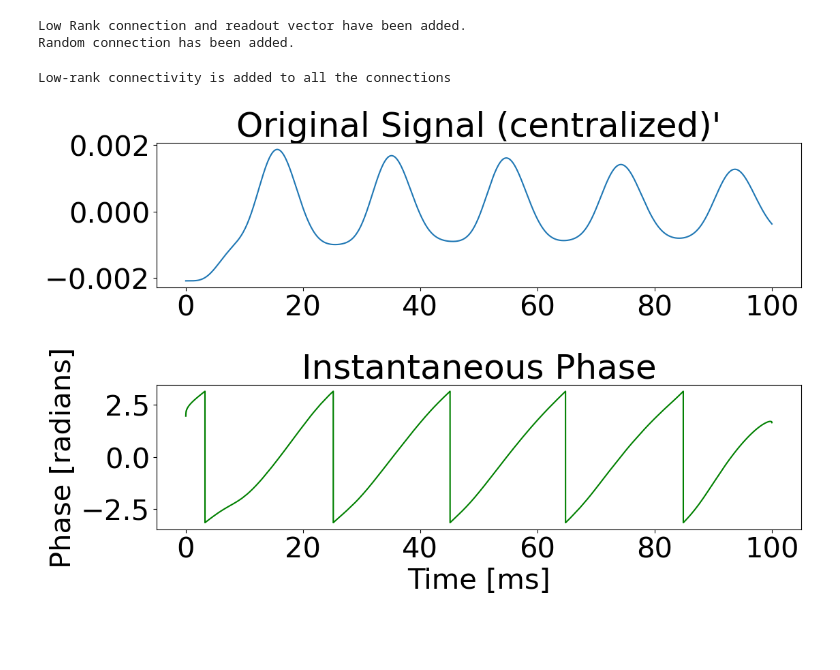
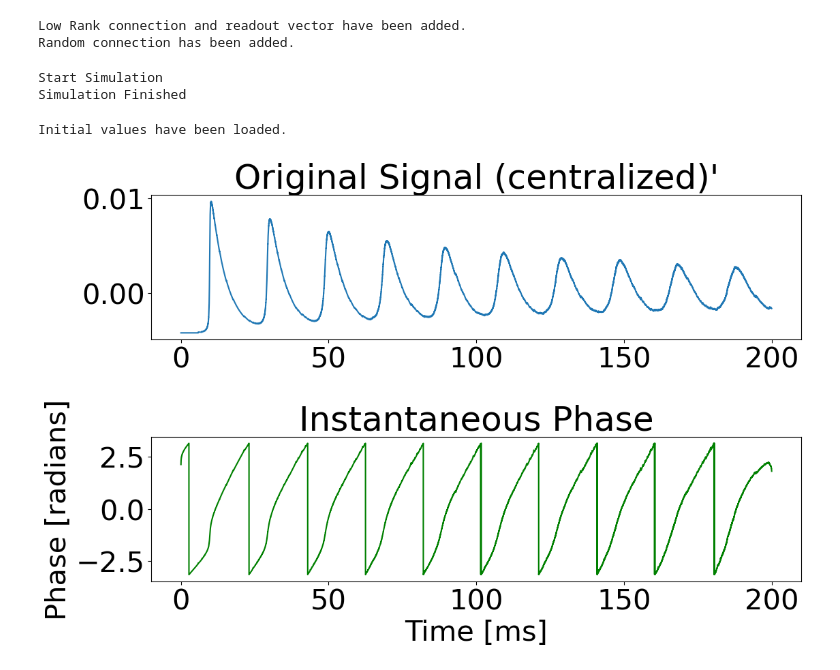
Before and after one commit to LiBinUtokyo/LowRank_ModifiedTheta_SNN, a Jupyter notebook: PYTHON/phase_sensitivity.ipynb, the cells around one changed output. Drawn from its saved outputs; the diff is of its cells as text; code cells hidden in the pictures; blank space fills up the shorter version.

```diff
--- a/PYTHON/phase_sensitivity.ipynb
+++ b/PYTHON/phase_sensitivity.ipynb
@@ -111,30 +111,55 @@ bias = bias.to(device)
 # Start Simulation
 # Out_go, V_go, g_go, I_syn_go, spk_step_go, spk_ind_go = LRSNN(dt,bias)
 # Out_nogo, V_nogo, g_nogo, I_syn_nogo, spk_step_nogo, spk_ind_nogo = LRSNN(dt,Input_nogo+bias)
-_, _, g_ref, _, _, _ = LRSNN(dt,bias)
+# _, _, g_ref, _, _, _ = LRSNN(dt,bias)
+Out_ref, V_ref, [g_ref,g_ref_EE,g_ref_EI,g_ref_IE,g_ref_II],[I_ref_syn,I_ref_syn_EE,I_ref_syn_EI,I_ref_syn_IE,I_ref_syn_II], spk_step_ref, spk_ind_ref, spk_ref, phase_ref = LRSNN(dt,bias)
 
-g_ref_EE = g_ref[1]
-g_ref_II = g_ref[-1]
-
-# do hilbert transform to get the phase of the conductance
-g_ref_EE = g_ref_EE.cpu().detach().numpy()
-g_ref_II = g_ref_II.cpu().detach().numpy()
+# g_ref_EE = g_ref[1]
+# g_ref_II = g_ref[-1]
 # %% [output]
-Low-rank connectivity is added to all the connections
+Start Simulation
+Simulation Finished
+# %%
+# load the values at T_pre
+# to see whether the results are the same
+step_init = int(T_pre/dt)
+g_init = g_ref[:,step_init].clone().detach()
+g_init_EE = g_ref_EE[:,step_init].clone().detach()
+g_init_EI = g_ref_EI[:,step_init].clone().detach()
+g_init_IE = g_ref_IE[:,step_init].clone().detach()
+g_init_II = g_ref_II[:,step_init].clone().detach()
+V_init = V_ref[:,step_init].clone().detach()
+phase_init = phase_ref[:,step_init].clone().detach()
+I_syn_init = I_ref_syn[:,step_init].clone().detach()
+I_syn_init_EE = I_ref_syn_EE[:,step_init].clone().detach()
+I_syn_init_EI = I_ref_syn_EI[:,step_init].clone().detach()
+I_syn_init_IE = I_ref_syn_IE[:,step_init].clone().detach()
+I_syn_init_II = I_ref_syn_II[:,step_init].clone().detach()
+spk_init = spk_ref[:,step_init]
+LRSNN.load_init(g_init, g_init_EE, g_init_EI, g_init_IE, g_init_II, V_init, phase_init, I_syn_init, I_syn_init_EE, I_syn_init_EI, I_syn_init_IE, I_syn_init_II, spk_init)
+
+# Out, V, [g,g_EE,g_EI,g_IE,g_II],[I_syn,I_syn_EE,I_syn_EI,I_syn_IE,I_syn_II], spk_step, spk_ind, spk, phase = LRSNN(dt,bias[:,int(T_pre/dt):])
+# %% [output]
+Initial values have been loaded.
 # %%
 
 # do hilbert transform to get the phase of the conductance
-signal = np.mean(g_ref_II, axis=0)[int(T_pre/dt):]
+# do hilbert transform to get the phase of the conductance
+g_ref_EE_np = g_ref_EE.clone().cpu().detach().numpy()
+g_ref_II_np = g_ref_II.clone().cpu().detach().numpy()
 
-# filter out the high frequency noise in the signal
-from scipy.signal import butter, lfilter
-def butter_lowpass_filter(data, cutoff, fs, order=5):
-    nyquist = 0.5 * fs
-    normal_cutoff = cutoff / nyquist
-    b, a = butter(order, normal_cutoff, btype='low', analog=False)
-    y = lfilter(b, a, data)
-    return y
-signal = butter_lowpass_filter(signal, 100, 1000/dt, order=5) # cutoff frequency higher than 100 Hz
+# signal = np.mean(g_ref_II_np, axis=0)[int(T_pre/dt):]
+signal = np.mean(g_ref_II_np, axis=0)
+
+# # filter out the high frequency noise in the signal
+# from scipy.signal import butter, lfilter
+# def butter_lowpass_filter(data, cutoff, fs, order=5):
+#     nyquist = 0.5 * fs
+#     normal_cutoff = cutoff / nyquist
+#     b, a = butter(order, normal_cutoff, btype='low', analog=False)
+#     y = lfilter(b, a, data)
+#     return y
+# signal = butter_lowpass_filter(signal, 100, 1000/dt, order=5) # cutoff frequency higher than 100 Hz
 
 # centralize the signal
 signal = signal - np.mean(signal)
@@ -147,31 +172,31 @@ t = np.array(range(len(signal)))*dt
 # 原始信号
 plt.subplot(2, 1, 1)
 # plt.figure(figsize=(12, 8))
 plt.plot(t, signal)
 plt.title("Original Signal (centralized)'")
 # plt.xlabel("Time [ms]")
 # plt.ylabel("Amplitude")
 # plt.legend()
 
 # 振幅包络
 # plt.subplot(3, 1, 2)
 # plt.figure(figsize=(12, 8))
 # plt.plot(t, amplitude_envelope, color='orange')
 # plt.title("Amplitude Envelope (Magnitude of Analytic Signal)")
 # plt.xlabel("Time [ms]")
 # plt.ylabel("Amplitude")
 # plt.legend()
 
 # 相位信息
 plt.subplot(2, 1, 2)
 # plt.figure(figsize=(12, 8))
 plt.plot(t, instantaneous_phase, color='green')
 plt.title("Instantaneous Phase")
 plt.xlabel("Time [ms]")
 plt.ylabel("Phase [radians]")
 # plt.legend()
 
 plt.tight_layout()
 plt.show()
 # %% [output]
-[figure, old version]
+[figure, new version]
```
Also changed, not shown: parts of 6 cells of this notebook, 4 other files.
